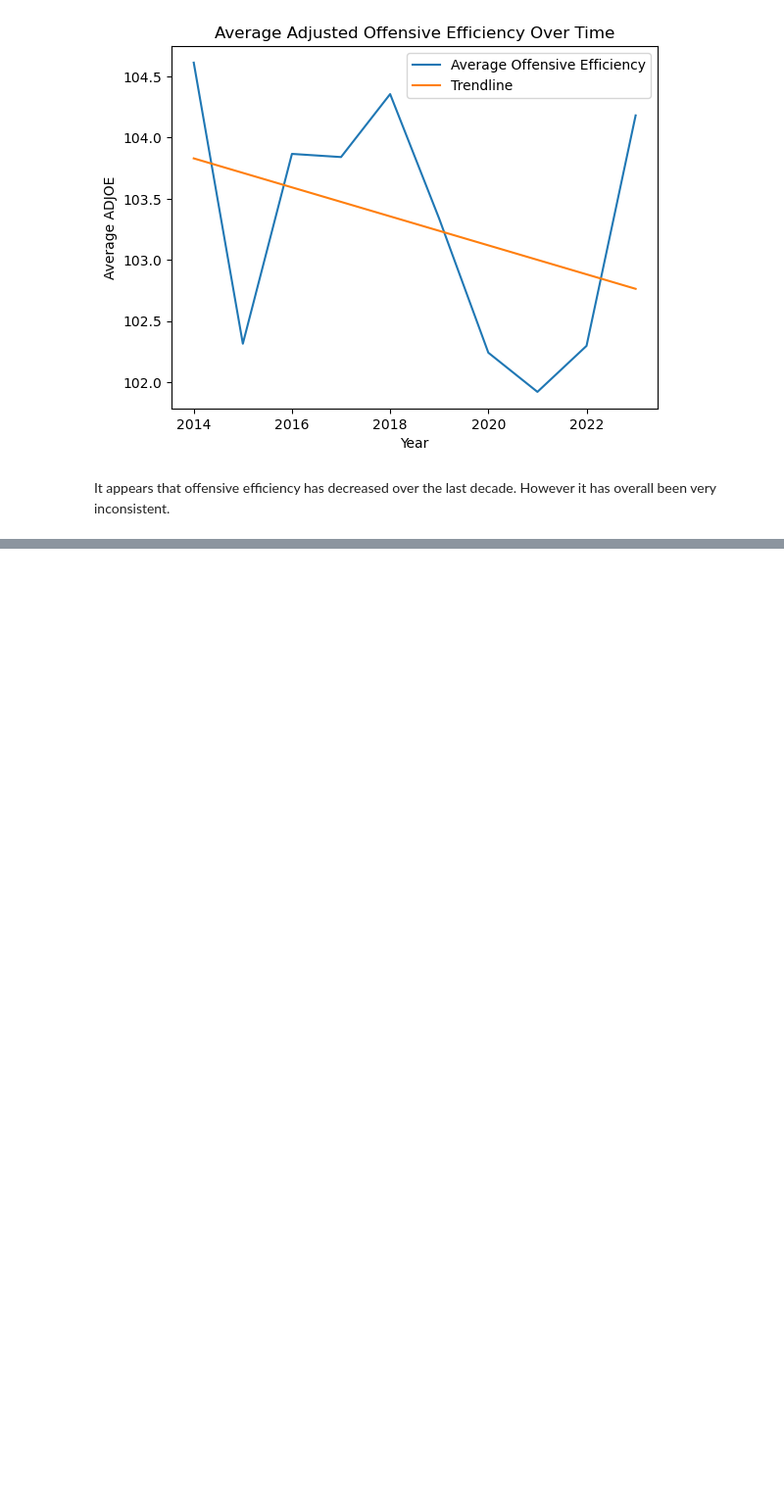
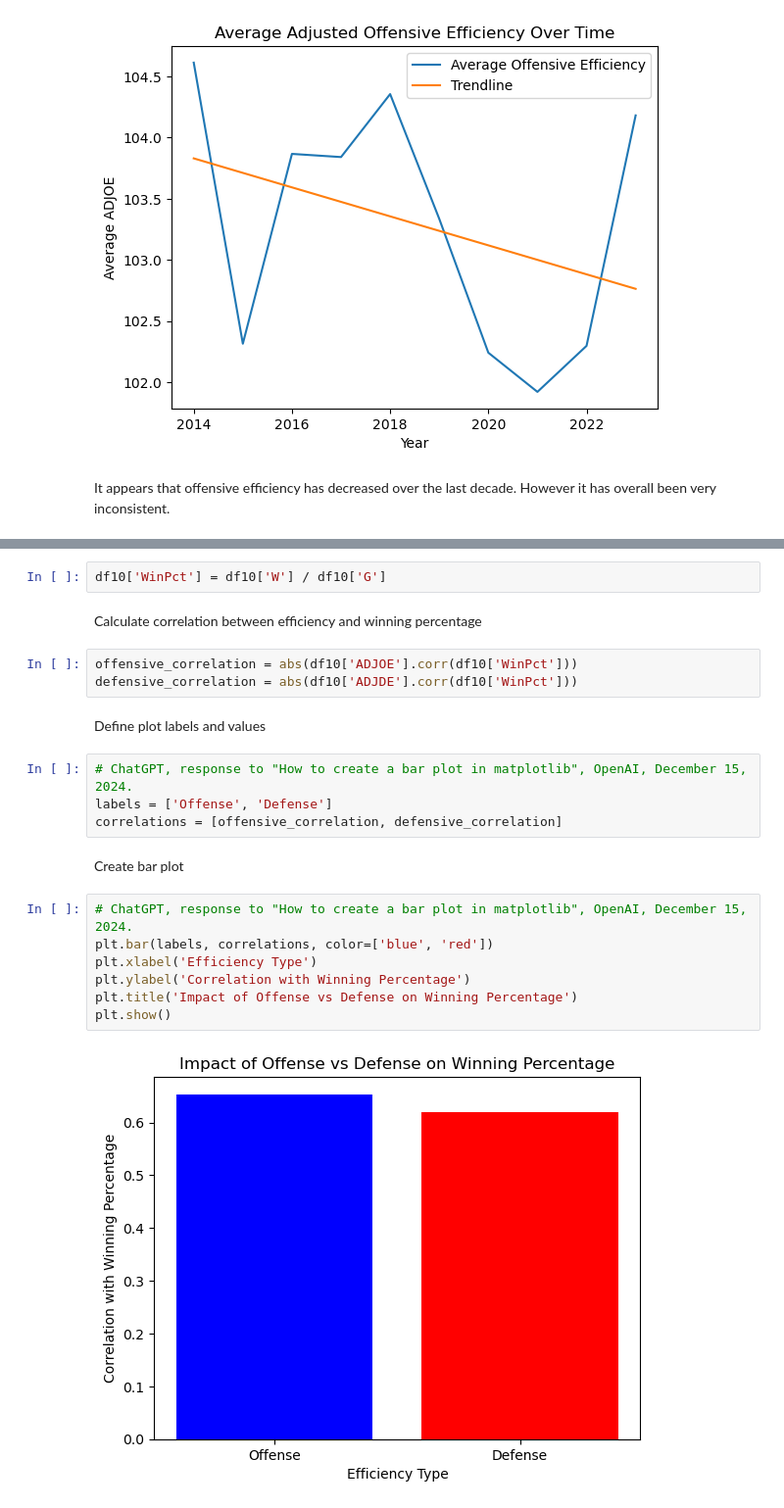
Before and after one commit to BrantisIsHacking/College-Basketball-Data-Analysis, a Jupyter notebook: Final.ipynb, the cells around one changed output, grey strips where cells are left out. Shown: that part at 98% size. Saved outputs shown, nothing was run; the diff lists cells and outputs as text; blank space fills up the shorter version.

```diff
--- a/Final.ipynb
+++ b/Final.ipynb
@@ -121,0 +126,24 @@ It appears that offensive efficiency has decreased over the last decade. However
+# %%
+df10['WinPct'] = df10['W'] / df10['G']
+# %% [markdown]
+Calculate correlation between efficiency and winning percentage
+# %%
+offensive_correlation = abs(df10['ADJOE'].corr(df10['WinPct']))
+defensive_correlation = abs(df10['ADJDE'].corr(df10['WinPct']))
+# %% [markdown]
+Define plot labels and values
+# %%
+# ChatGPT, response to "How to create a bar plot in matplotlib", OpenAI, December 15, 2024.
+labels = ['Offense', 'Defense']
+correlations = [offensive_correlation, defensive_correlation]
+# %% [markdown]
+Create bar plot
+# %%
+# ChatGPT, response to "How to create a bar plot in matplotlib", OpenAI, December 15, 2024.
+plt.bar(labels, correlations, color=['blue', 'red'])
+plt.xlabel('Efficiency Type')
+plt.ylabel('Correlation with Winning Percentage')
+plt.title('Impact of Offense vs Defense on Winning Percentage')
+plt.show()
+# %% [output]
+[figure, added]
```
Also changed, not shown: parts of 13 cells of this notebook.
